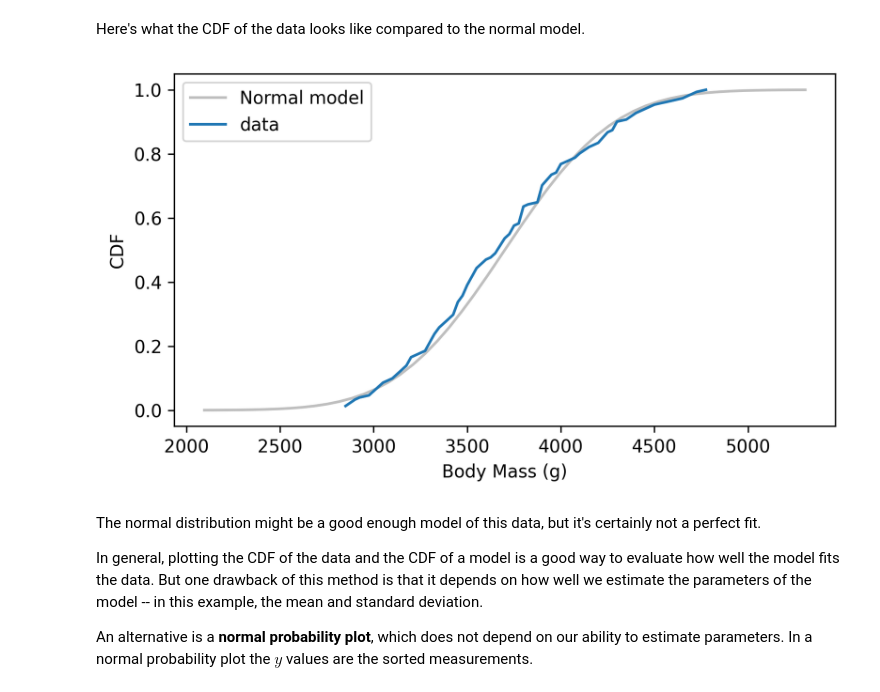
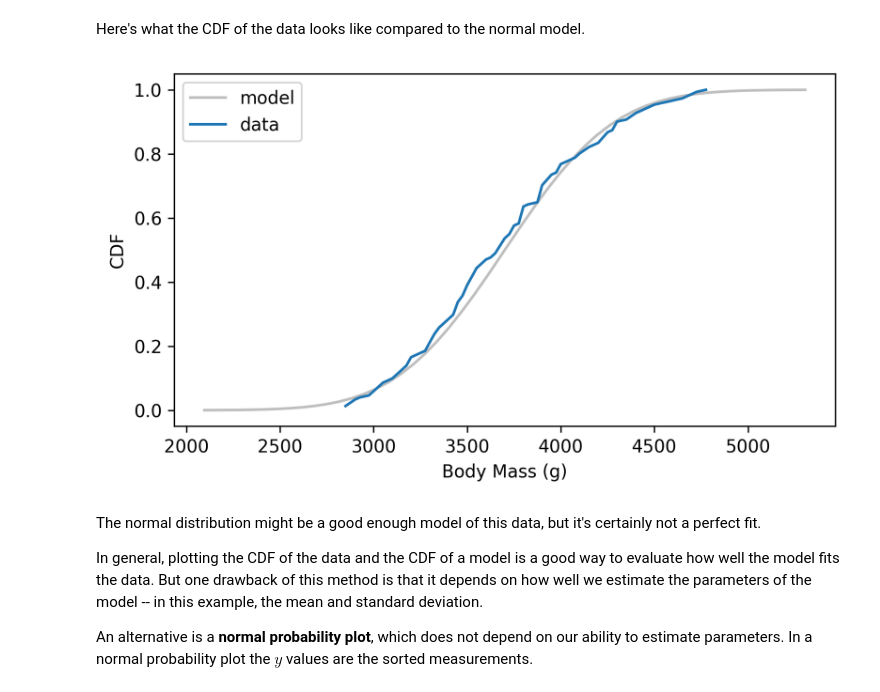
Before and after one commit to Mu-L/ThinkStats, a Jupyter notebook: soln/chap14.ipynb, the cells around one changed output. Cells and saved outputs as stored; diff of their text form; code cells hidden in the pictures.

```diff
--- a/soln/chap14.ipynb
+++ b/soln/chap14.ipynb
@@ -90,12 +90,13 @@ ps = dist.cdf(qs)
 # %% [markdown]
 Here's what the CDF of the data looks like compared to the normal model.
 # %%
-plt.plot(qs, ps, color="gray", alpha=0.5, label="Normal model")
+model_options = dict(color="gray", alpha=0.5, label="model")
+plt.plot(qs, ps, **model_options)
 cdf_weights.plot(label="data")
 
 decorate(ylabel="CDF")
 # %% [output]
-[figure, old version]
+[figure, new version]
 # %% [markdown]
 The normal distribution might be a good enough model of this data, but it's certainly not a perfect fit.
 
```
Also changed, not shown: parts of 18 cells of this notebook, 13 other files.
